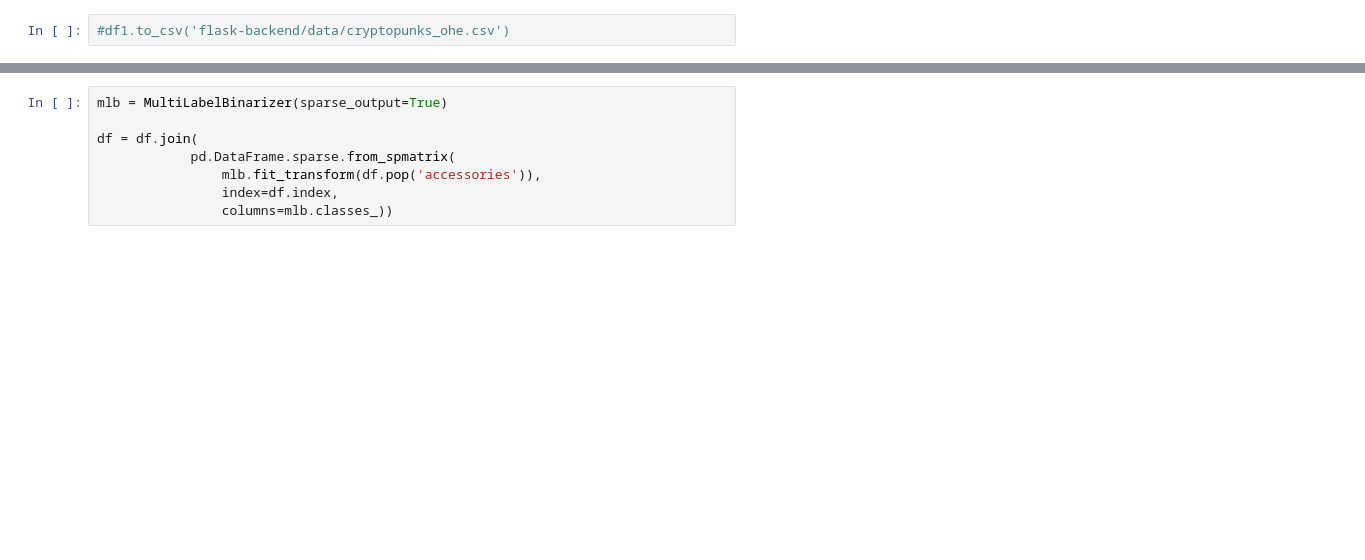
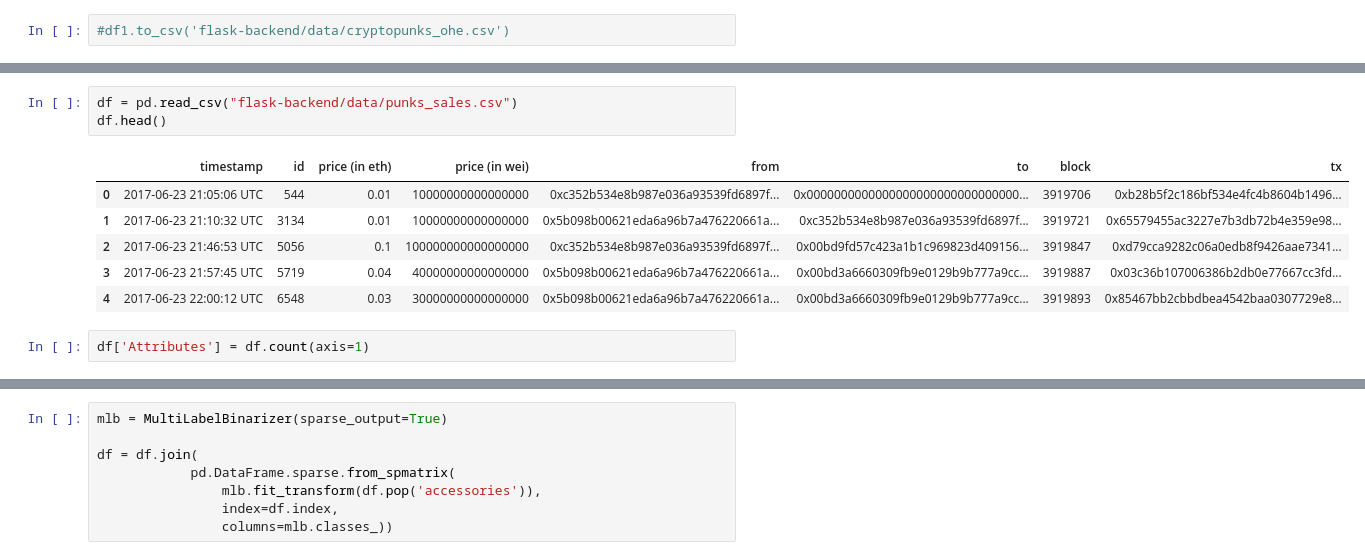
Before and after one commit to Jroc561/Model-Tester, a Jupyter notebook: research.ipynb, the cells around one changed output, grey strips where cells are left out. Saved outputs shown, nothing was run; the diff lists cells and outputs as text; blank space fills up the shorter version.

```diff
--- a/research.ipynb
+++ b/research.ipynb
@@ -53,0 +72,12 @@ array(['Green_Eye_Shadow', 'Earring', 'Blonde_Bob', 'Smile', 'Mohawk',
+# %%
+df = pd.read_csv("flask-backend/data/punks_sales.csv")
+df.head()
+# %% [output]
+|  | timestamp | id | price (in eth) | price (in wei) | from | to | block | tx |
+| 0 | 2017-06-23 21:05:06 UTC | 544 | 0.01 | 10000000000000000 | 0xc352b534e8b987e036a93539fd6897f... | 0x0000000000000000000000000000000... | 3919706 | 0xb28b5f2c186bf534e4fc4b8604b1496... |
+| 1 | 2017-06-23 21:10:32 UTC | 3134 | 0.01 | 10000000000000000 | 0x5b098b00621eda6a96b7a476220661a... | 0xc352b534e8b987e036a93539fd6897f... | 3919721 | 0x65579455ac3227e7b3db72b4e359e98... |
+| 2 | 2017-06-23 21:46:53 UTC | 5056 | 0.1 | 100000000000000000 | 0xc352b534e8b987e036a93539fd6897f... | 0x00bd9fd57c423a1b1c969823d409156... | 3919847 | 0xd79cca9282c06a0edb8f9426aae7341... |
+| 3 | 2017-06-23 21:57:45 UTC | 5719 | 0.04 | 40000000000000000 | 0x5b098b00621eda6a96b7a476220661a... | 0x00bd3a6660309fb9e0129b9b777a9cc... | 3919887 | 0x03c36b107006386b2db0e77667cc3fd... |
+| 4 | 2017-06-23 22:00:12 UTC | 6548 | 0.03 | 30000000000000000 | 0x5b098b00621eda6a96b7a476220661a... | 0x00bd3a6660309fb9e0129b9b777a9cc... | 3919893 | 0x85467bb2cbbdbea4542baa0307729e8... |
+# %%
+df['Attributes'] = df.count(axis=1)
```
Also changed, not shown: parts of 8 cells of this notebook, 13 other files.
